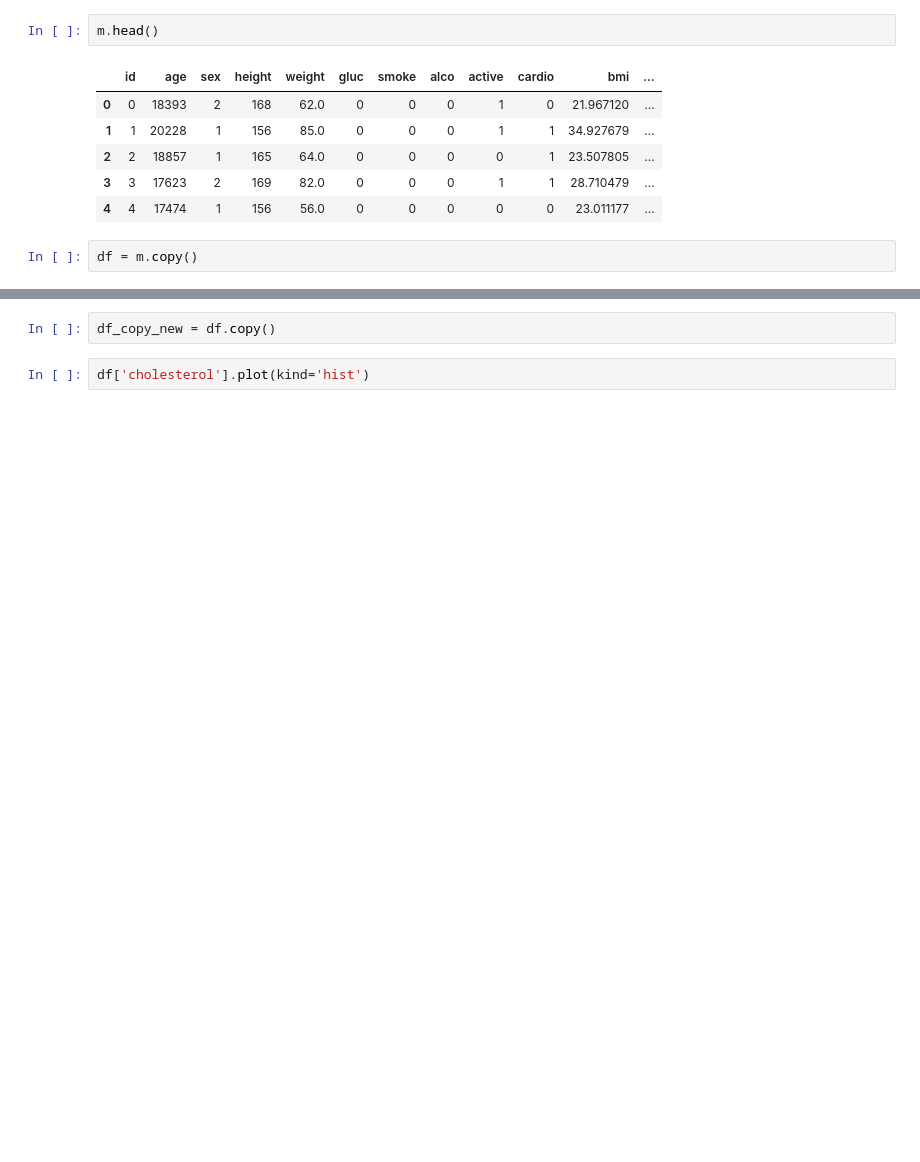
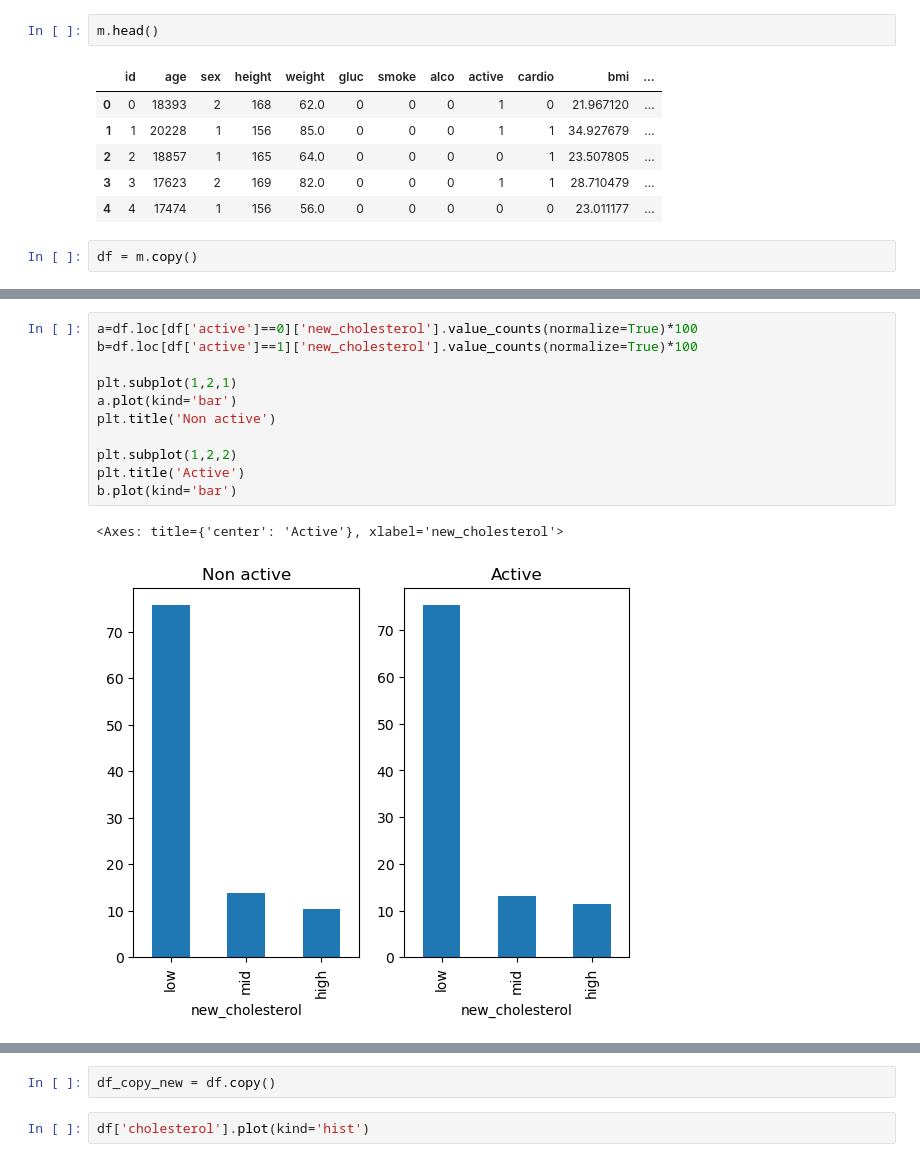
Before and after one commit to deveshpatwa/Pyhton-projects, a Jupyter notebook: Medical examination analysis/medical examination analysis.ipynb, the cells around one changed output, grey strips where cells are left out. Cells and saved outputs as stored; diff of their text form; blank space fills up the shorter version.

```diff
--- a/Medical examination analysis/medical examination analysis.ipynb
+++ b/Medical examination analysis/medical examination analysis.ipynb
@@ -311,0 +330,14 @@ df = m.copy()
+# %%
+a=df.loc[df['active']==0]['new_cholesterol'].value_counts(normalize=True)*100
+b=df.loc[df['active']==1]['new_cholesterol'].value_counts(normalize=True)*100
+
+plt.subplot(1,2,1)
+a.plot(kind='bar')
+plt.title('Non active')
+
+plt.subplot(1,2,2)
+plt.title('Active')
+b.plot(kind='bar')
+# %% [output]
+<Axes: title={'center': 'Active'}, xlabel='new_cholesterol'>
+[figure, added]
```
Also changed, not shown: parts of 13 cells of this notebook, 2 other files.
